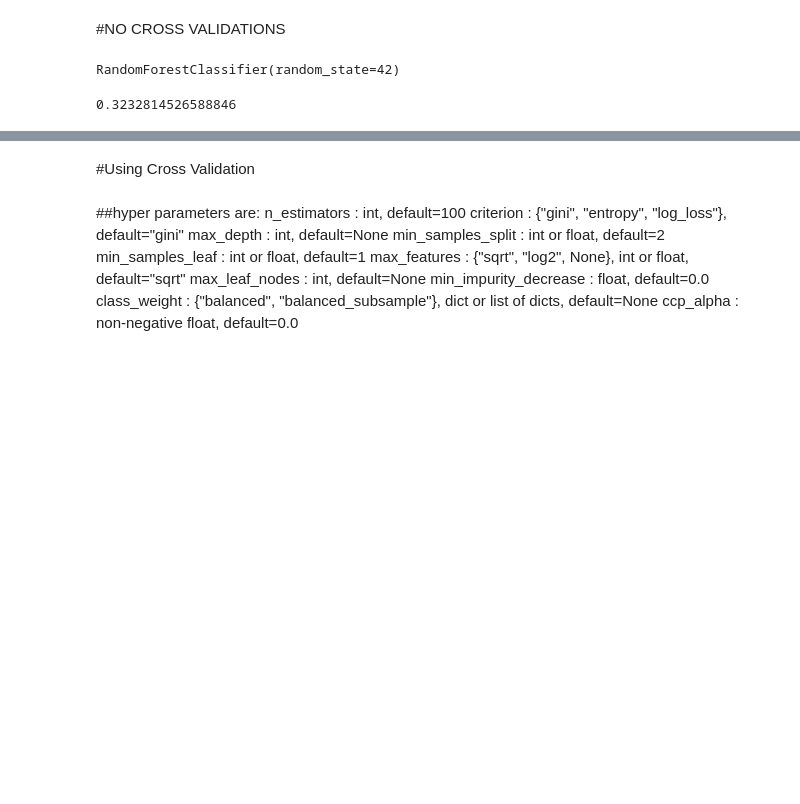
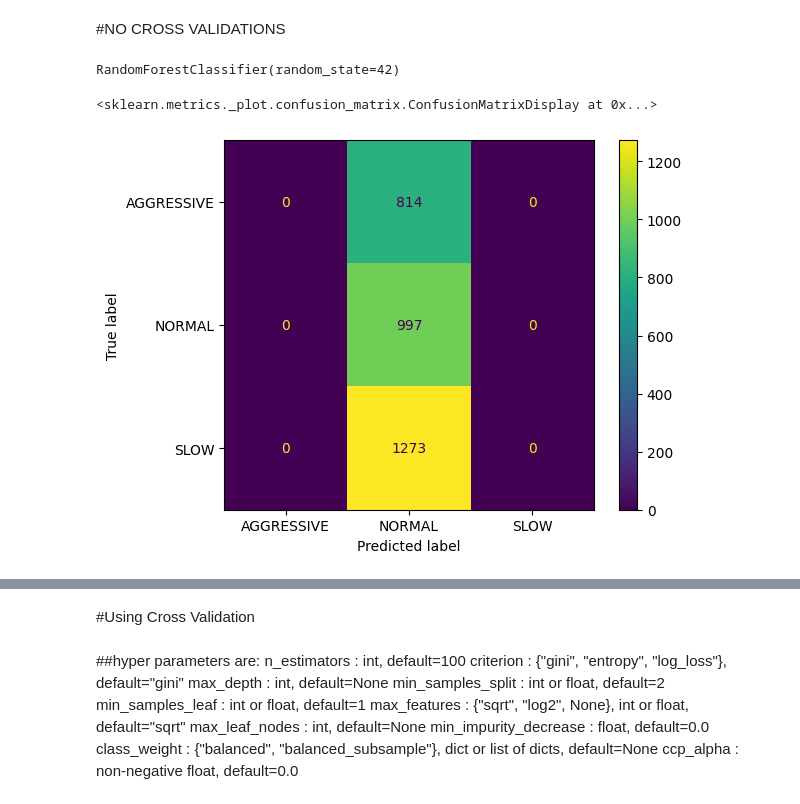
Before and after one commit to Calastian/Machine_Learning, a Jupyter notebook: rForest/rForest.ipynb, the cells around one changed output, grey strips where cells are left out. Saved outputs shown, nothing was run; the diff lists cells and outputs as text; code cells hidden in the pictures; blank space fills up the shorter version.

Commit message:
added more metrics than just accuracy to the Random Forest base model

```diff
--- a/rForest/rForest.ipynb
+++ b/rForest/rForest.ipynb
@@ -41,10 +41,9 @@ RandomForestClassifier(random_state=42)
 # %%
 # Calculate prediction accuracy
 testX = testDF.drop(columns=['Class'])
 testy = np.ravel(testDF[['Class']])
 
-pred = rfModel.predict(testX)
-
-accuracy(testy, pred)
+ConfusionMatrixDisplay.from_estimator(rfModel, testX, testy)
 # %% [output]
-0.3232814526588846
+<sklearn.metrics._plot.confusion_matrix.ConfusionMatrixDisplay at 0x...>
+[figure, added]
```
Also changed, not shown: parts of 1 cell of this notebook, 2 other files.
